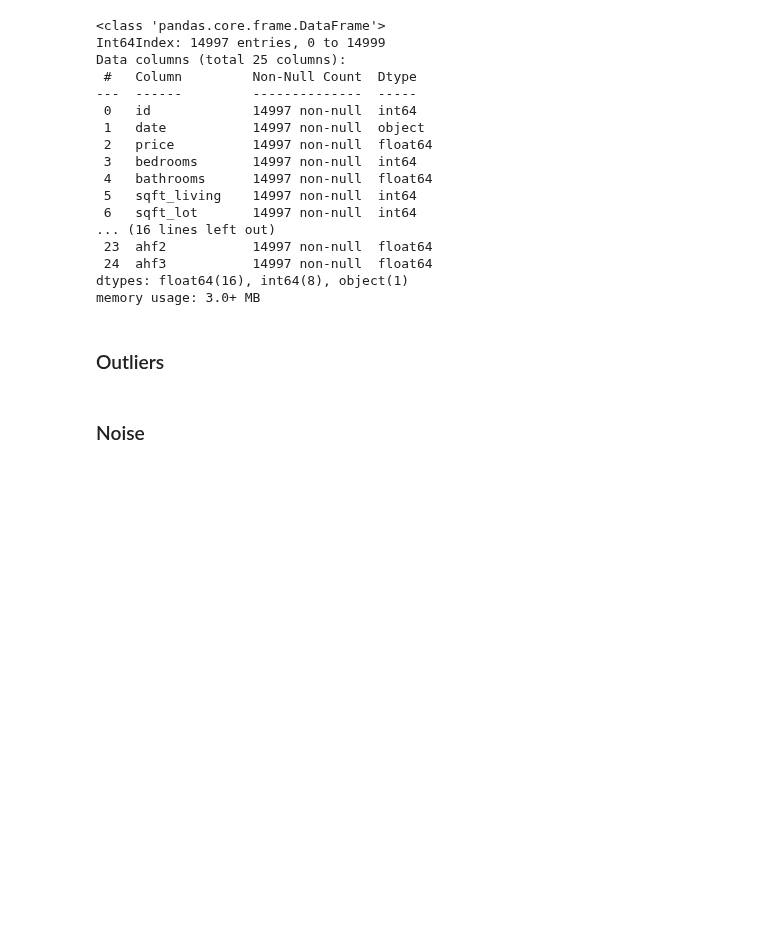
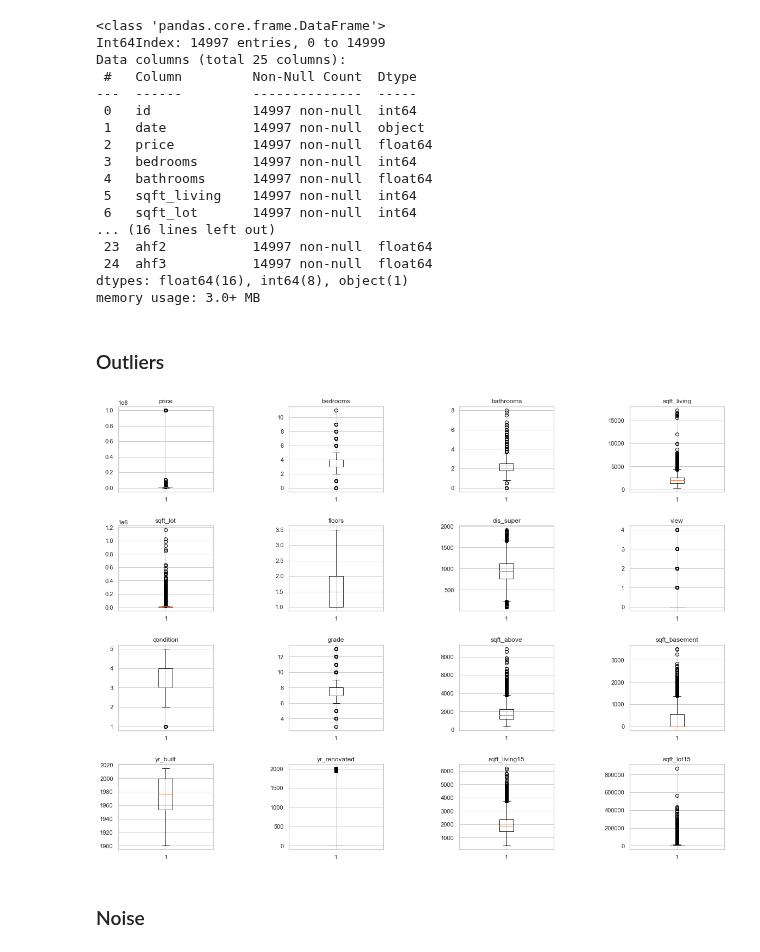
Before and after one commit to robring/advancedDatascience_CaseStudy, a Jupyter notebook: 01_Exploration.ipynb, the cells around one changed output. Cells and saved outputs as stored; diff of their text form; code cells hidden in the pictures; blank space fills up the shorter version.

```diff
--- a/01_Exploration.ipynb
+++ b/01_Exploration.ipynb
@@ -94,6 +94,24 @@ dtypes: float64(16), int64(8), object(1)
 memory usage: 3.0+ MB
 # %% [markdown]
 ### Outliers
+# %%
+#Visuallisierung von Ausreißern
+re_col=['price', 'bedrooms', 'bathrooms', 'sqft_living',
+       'sqft_lot', 'floors', 'dis_super', 'view', 'condition',
+       'grade', 'sqft_above', 'sqft_basement', 'yr_built', 'yr_renovated',
+       'sqft_living15', 'sqft_lot15']
+
+fig, ax = plt.subplots(4,4, figsize=(20,15))
+fig.subplots_adjust(hspace = .4, wspace=0.8)
+ax=ax.ravel()
+
+x=0
+for i in re_col:
+    ax[x].boxplot(df[i])
+    ax[x].set_title(i)
+    x+=1
+# %% [output]
+[figure, added]
 # %% [markdown]
 ### Noise
 # %% [markdown]
```
Also changed, not shown: parts of 1 cell of this notebook.
